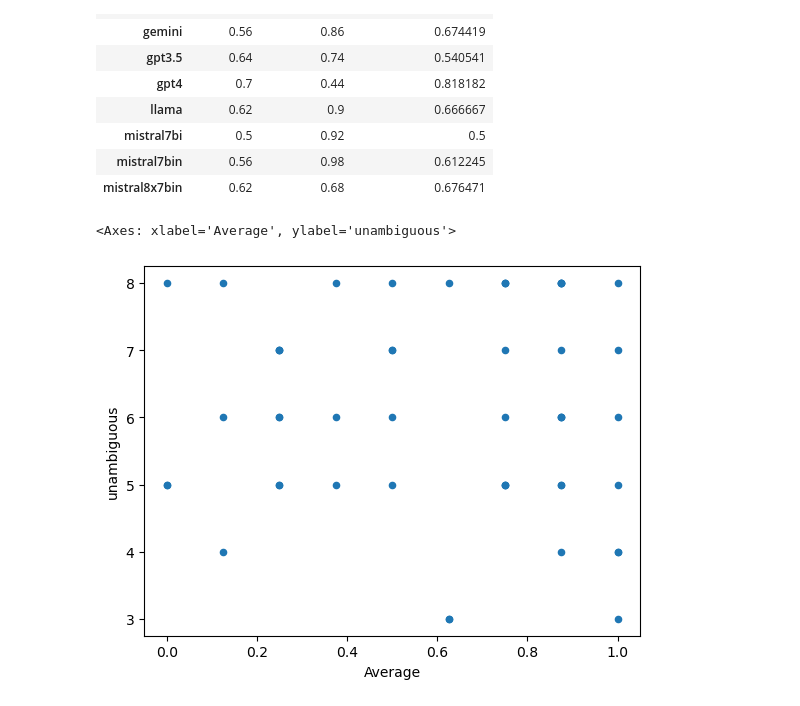
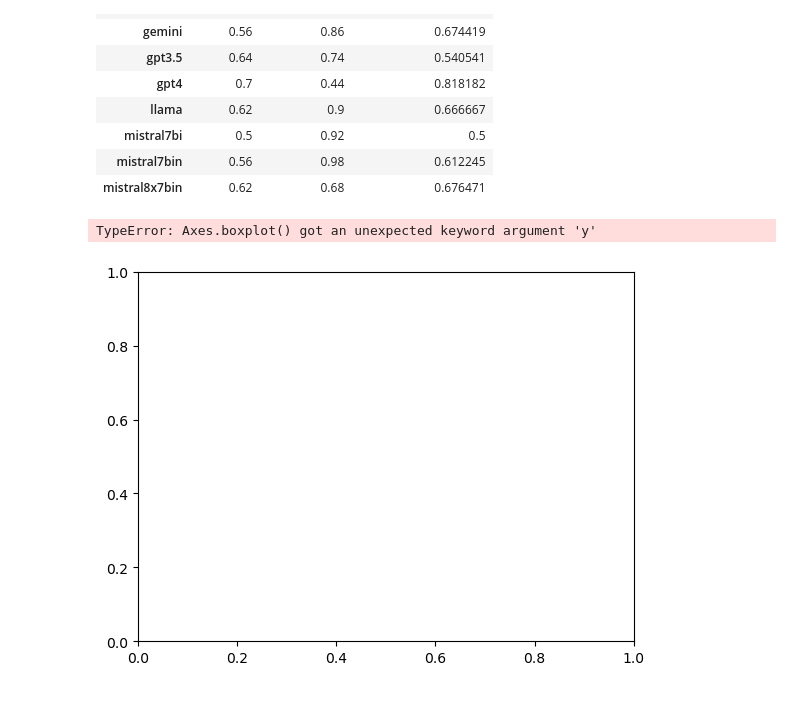
Before and after one commit to QAQzzz1234/LLM-Generate-Multiple-Question, a Jupyter notebook: unambiguous_revised.ipynb, the cells around one changed output. Cells and saved outputs as stored; diff of their text form; code cells hidden in the pictures.

```diff
--- a/unambiguous_revised.ipynb
+++ b/unambiguous_revised.ipynb
@@ -190,25 +190,25 @@ model_correct
 # %%
 Question_Accuracy = pd.DataFrame(columns=model_names)
 
 for i in model_names:
     Question_Accuracy[i] = models[model_names.index(i)]['Q1']
 df = pd.DataFrame(columns=model_names)
 for i in model_names:
     df[i] = models[model_names.index(i)]['Q2'].apply(lambda x: 1 if x == 'N' else 0)
 Question_Accuracy['Average'] = Question_Accuracy.mean(axis=1)
 Question_Accuracy['unambiguous'] = df.sum(axis=1)
 Question_Accuracy.drop(columns=model_names,inplace=True)
 
 
 
 # fig, ax1 = plt.subplots(figsize=(10,5))
 # ax2 = ax1.twinx()
 # Question_Accuracy['Average'].plot(kind='line',color='red',ax=ax1)
 # Question_Accuracy['unambiguous'].plot(kind='bar',color='blue',ax=ax2)
 # ax1.set_ylabel('Average Accuracy')
 # ax2.set_ylabel('Unambiguous Questions')
 
-Question_Accuracy.plot(x='Average',y='unambiguous',kind='scatter')
+Question_Accuracy.boxplot(y='Average',x='unambiguous')
 # %% [output]
-<Axes: xlabel='Average', ylabel='unambiguous'>
+TypeError: Axes.boxplot() got an unexpected keyword argument 'y'
-[figure, old version]
+[figure, new version]
```
